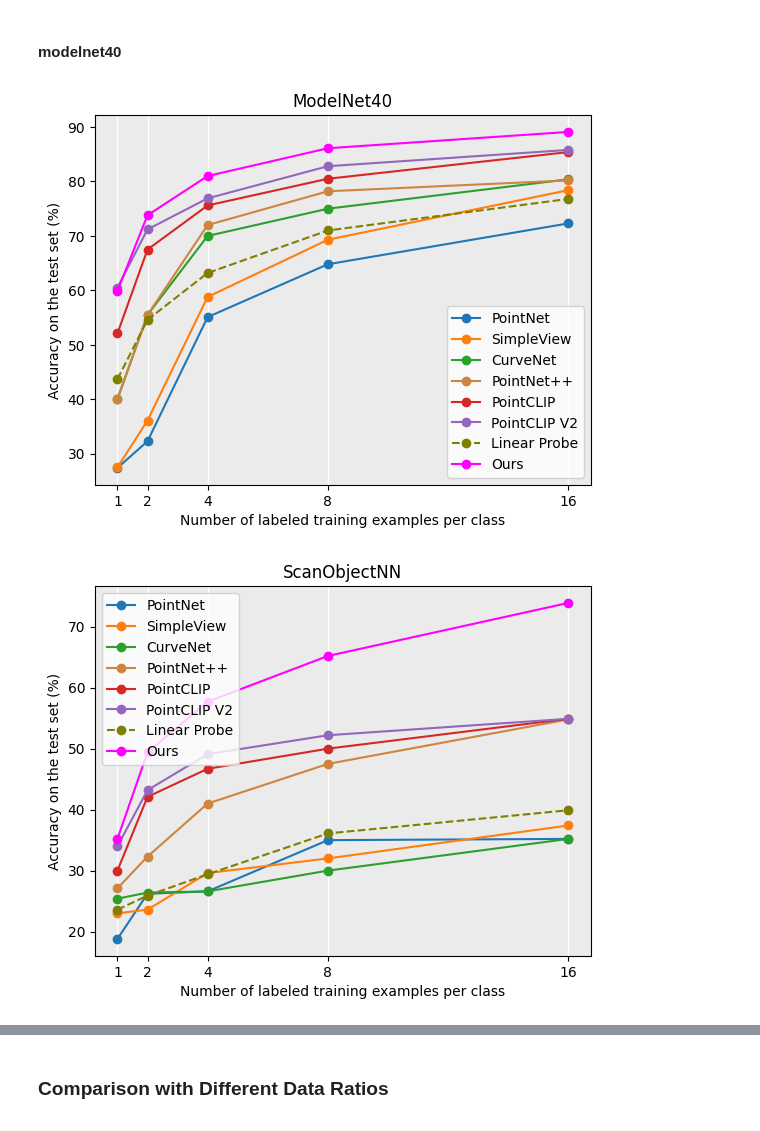
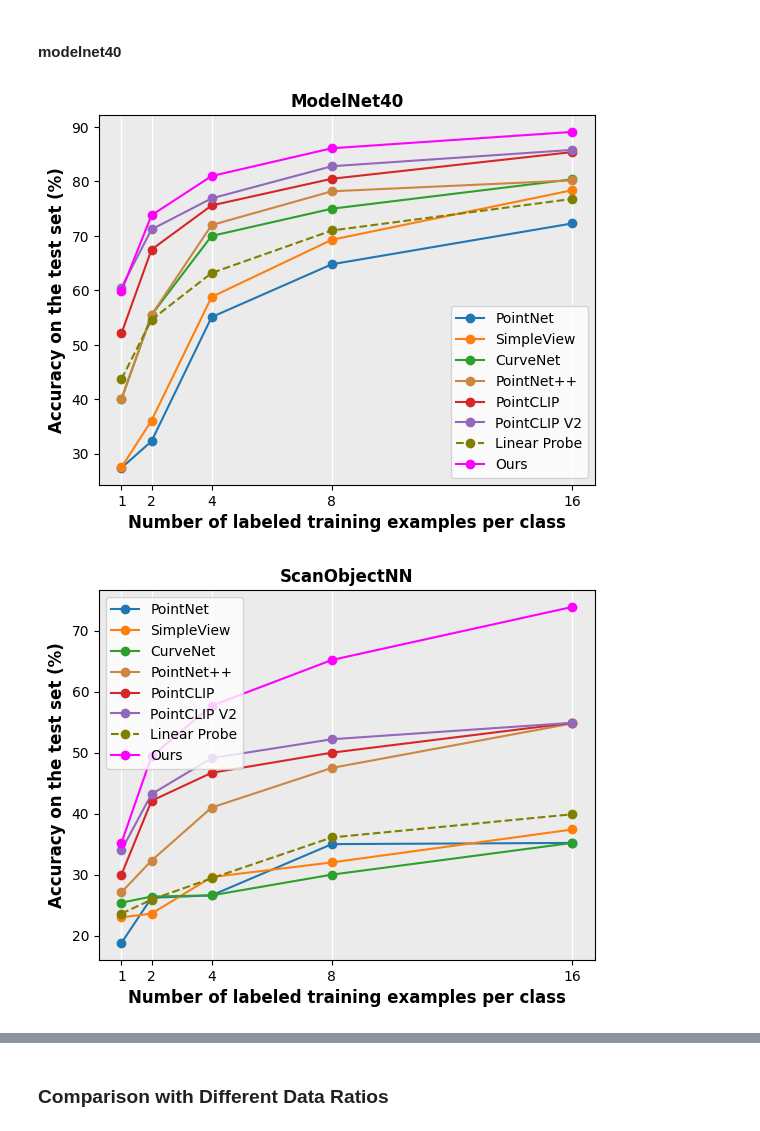
Before and after one commit to auniquesun/PPT, a Jupyter notebook: notebook/visualize.ipynb, the cells around one changed output, grey strips where cells are left out. Saved outputs shown, nothing was run; the diff lists cells and outputs as text; code cells hidden in the pictures.

```diff
--- a/notebook/visualize.ipynb
+++ b/notebook/visualize.ipynb
@@ -8,40 +65,42 @@ import matplotlib.pyplot as plt
 # %%
 fig, ax = plt.subplots()
 ax.set_facecolor("#EBEBEB")
 
 shots = [1, 2, 4, 8, 16]
 x = np.array(shots)
 
 pn_mn = np.array([27.4, 32.3, 55.1, 64.8, 72.3])
 sv_mn = np.array([27.5, 36.1, 58.8, 69.3, 78.4])
 cn_mn = np.array([40.0, 55.5, 70.0, 75.0, 80.4])
 pn2_mn = np.array([40.1, 55.5, 72.0, 78.2, 80.2])
 pc_mn = np.array([52.1, 67.5, 75.6, 80.5, 85.4])
-pc2_mn = np.array([60.5, 71.2, 76.9, 82.8, 85.8])
+pc2_mn = np.array([60.5, 71.2, 76.9, 82.8, 85.8])   # 自己跑出来的，`resnet101` as image encoder
 lp_mn = np.array([43.7, 54.6, 63.2, 71.0, 76.8])
-ours_mn = np.array([59.9, 73.8, 81.0, 86.1, 89.1])  # ppt-ffn
+# ours_mn = np.array([56.93, 71.8, 81.1, 84.4, 88.3])   # prompt & last attention block
+ours_mn = np.array([59.9, 73.8, 81.0, 86.1, 89.1])      # prompt & `2-layer mlp` in last transformer block
 
 ax.set_xticks(shots)
 ax.set_xticklabels(shots)
 
 ax.plot(x, pn_mn, label="PointNet", marker='o', )
 ax.plot(x, sv_mn, label="SimpleView", marker='o', )
 ax.plot(x, cn_mn, label="CurveNet", marker='o', )
 ax.plot(x, pn2_mn, label="PointNet++", marker='o', color='peru')
 ax.plot(x, pc_mn, label="PointCLIP", marker='o', )
 ax.plot(x, pc2_mn, label="PointCLIP V2", marker='o', )
 ax.plot(x, lp_mn, label="Linear Probe", marker='o', color='olive', linestyle='dashed')
 ax.plot(x, ours_mn, label="Ours", marker='o', color='magenta')
 
-ax.set_xlabel('Number of labeled training examples per class')
-ax.set_ylabel('Accuracy on the test set (%)')
+ax.set_xlabel('Number of labeled training examples per class', fontweight='bold', fontsize=12)
+ax.set_ylabel('Accuracy on the test set (%)', fontweight='bold', fontsize=12)
 ax.grid(axis="x", color="white", linewidth=1)
-ax.set_title('ModelNet40')
+ax.set_title('ModelNet40', fontweight='bold', fontsize=12)
 ax.legend()
 
-fig.savefig('images/mn40_fs.pdf', dpi=400.0, bbox_inches='tight')
+# fig.savefig('images/mn40_fs.pdf', dpi=400.0, bbox_inches='tight')
+fig.savefig('images/mn40_fs.png', dpi=400.0, bbox_inches='tight')
 # %% [output]
-[figure, old version]
+[figure, new version]
 # %%
 fig, ax = plt.subplots()
 ax.set_facecolor("#EBEBEB")
@@ -49,14 +108,15 @@ ax.set_facecolor("#EBEBEB")
 shots = [1, 2, 4, 8, 16]
 x = np.array(shots)
 
-pn_so = np.array([18.8, 26.2, 26.6, 35.0, 35.2])
-sv_so = np.array([23.0, 23.6, 29.6, 32.0, 37.4])
-cn_so = np.array([25.4, 26.4, 26.6, 30.0, 35.2])
+pn_so = np.array([18.8, 26.2, 26.6, 35.0, 35.2])    # 从pointclip v2, 这几个数看不清
+sv_so = np.array([23.0, 23.6, 29.6, 32.0, 37.4])    # 这几个数看不清
+cn_so = np.array([25.4, 26.4, 26.6, 30.0, 35.2])    # 这几个数看不清
 pn2_so = np.array([27.1, 32.3, 41.0, 47.5, 54.8])
-pc_so = np.array([30.0, 42.1, 46.7, 50.0, 54.9])
-pc2_so = np.array([34.0, 43.2, 49.1, 52.2, 54.9])
+pc_so = np.array([30.0, 42.1, 46.7, 50.0, 54.9])    # 这是报告的结果，实际跑出来低很多
+pc2_so = np.array([34.0, 43.2, 49.1, 52.2, 54.9])   # 这个结果从论文拿的，没跑过，感觉有点高；跑出来差的离谱，resnet101做骨干网
 linear_probe = np.array([23.6, 25.9, 29.4, 36.1, 39.9])
-ours_so = np.array([35.2, 49.4, 57.7, 65.2, 73.9])  # ppt-ffn
+# ours_so = np.array([32.4, 48.1, 55.5, 65.1, 72.2])    # prompt & last attention block
+ours_so = np.array([35.2, 49.4, 57.7, 65.2, 73.9])      # prompt & `2-layer mlp` in last transformer block
 
 ax.set_xticks(shots)
 ax.set_xticklabels(shots)
@@ -70,14 +130,15 @@ ax.plot(x, pc2_so, label="PointCLIP V2", marker='o')
 ax.plot(x, linear_probe, label="Linear Probe", marker='o', color='olive', linestyle='dashed')
 ax.plot(x, ours_so, label="Ours", marker='o', color='magenta')
 
-ax.set_xlabel('Number of labeled training examples per class')
-ax.set_ylabel('Accuracy on the test set (%)')
+ax.set_xlabel('Number of labeled training examples per class', fontweight='bold', fontsize=12)
+ax.set_ylabel('Accuracy on the test set (%)', fontweight='bold', fontsize=12)
 ax.grid(axis="x", color="white", linewidth=1)
-ax.set_title('ScanObjectNN')
+ax.set_title('ScanObjectNN', fontweight='bold', fontsize=12)
 ax.legend()
 
-fig.savefig('images/sonn_fs.pdf', dpi=400.0, bbox_inches='tight')
+# fig.savefig('images/sonn_fs.pdf', dpi=400.0, bbox_inches='tight')
+fig.savefig('images/sonn_fs.png', dpi=400.0, bbox_inches='tight')
 # %% [output]
-[figure, old version]
+[figure, new version]
 # %%
 '''
```
Also changed, not shown: parts of 17 cells of this notebook, 5 other files.
